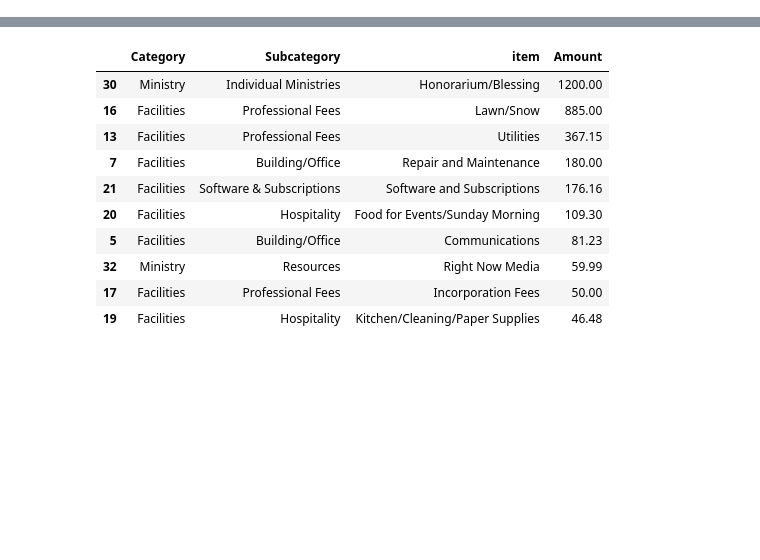
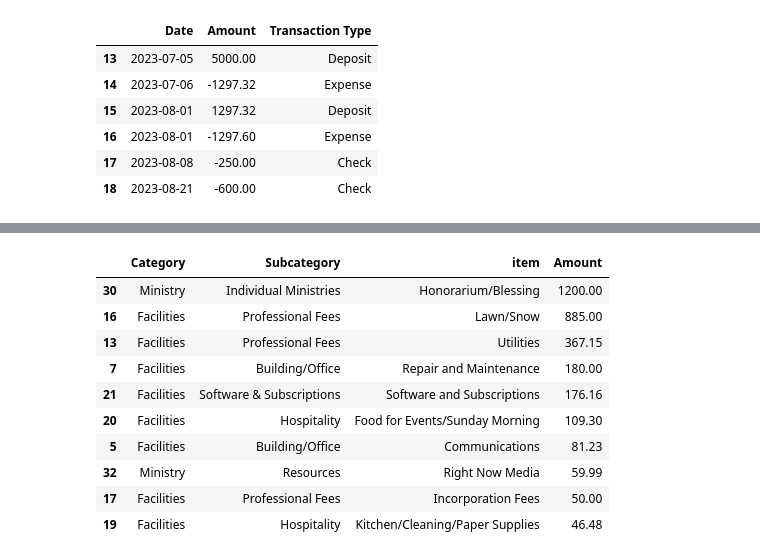
Before and after one commit to keaturner55/ChurchFinance, a Jupyter notebook: notebook/quickbooks_ytd_reports.ipynb, the cells around one changed output, grey strips where cells are left out. Cells and saved outputs as stored; diff of their text form; code cells hidden in the pictures; blank space fills up the shorter version.

```diff
--- a/notebook/quickbooks_ytd_reports.ipynb
+++ b/notebook/quickbooks_ytd_reports.ipynb
@@ -140,0 +128,10 @@ plt.savefig(f'{month_name}.png')
+# %%
+special_account[['Date','Amount','Transaction Type']]
+# %% [output]
+|  | Date | Amount | Transaction Type |
+| 13 | 2023-07-05 | 5000.00 | Deposit |
+| 14 | 2023-07-06 | -1297.32 | Expense |
+| 15 | 2023-08-01 | 1297.32 | Deposit |
+| 16 | 2023-08-01 | -1297.60 | Expense |
+| 17 | 2023-08-08 | -250.00 | Check |
+| 18 | 2023-08-21 | -600.00 | Check |
```
Also changed, not shown: parts of 18 cells of this notebook.
